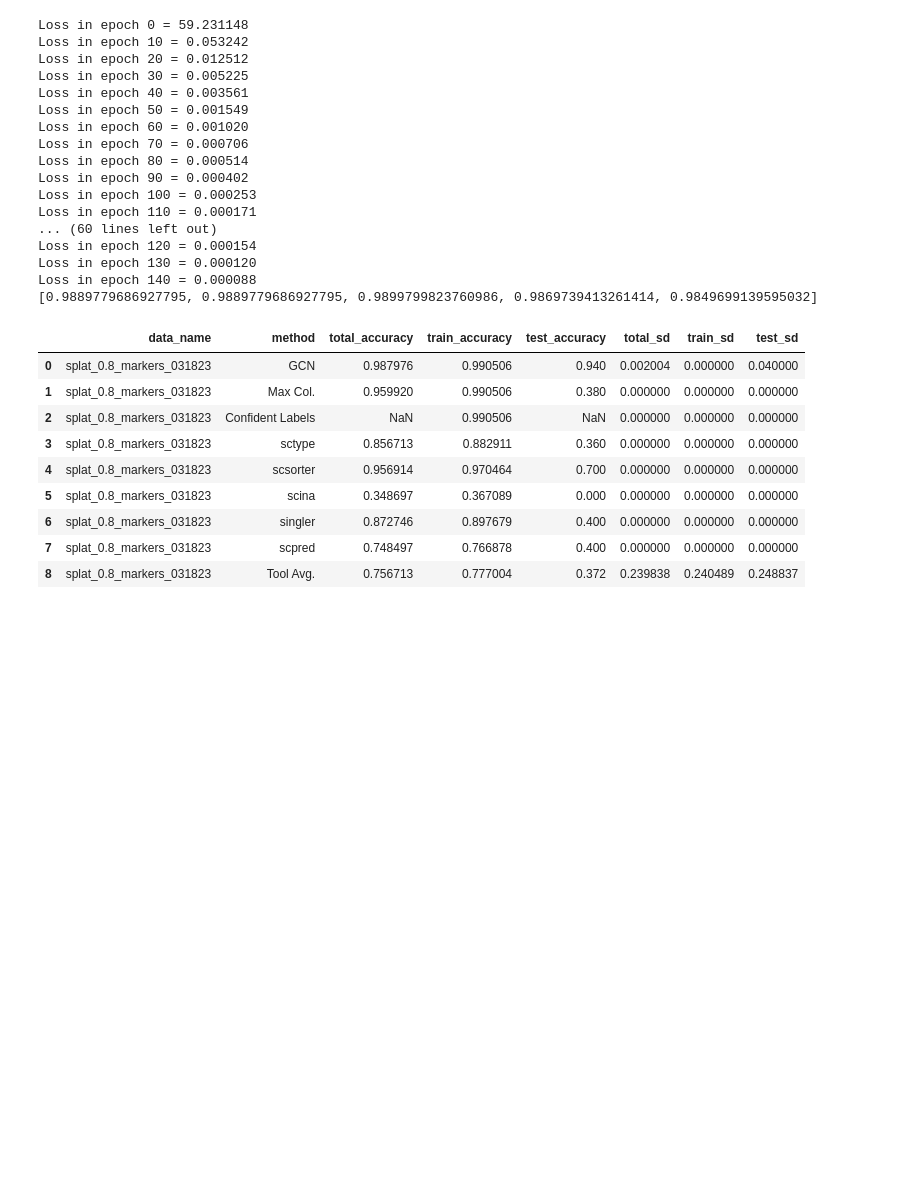
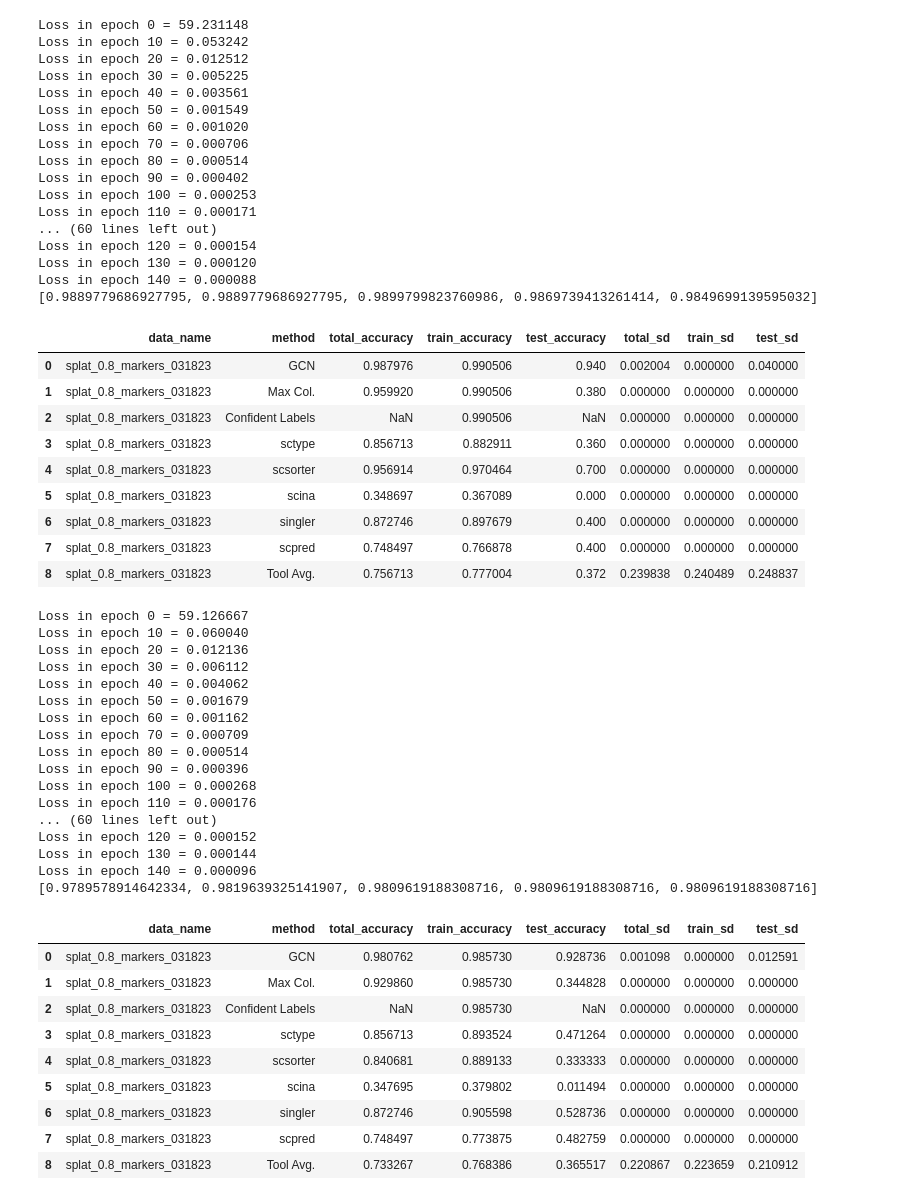
Before and after one commit to lewinsohndp/scSHARP, a Jupyter notebook: marker_test.ipynb, the cells around one changed output. Cells and saved outputs as stored; diff of their text form; code cells hidden in the pictures; blank space fills up the shorter version.

```diff
--- a/marker_test.ipynb
+++ b/marker_test.ipynb
@@ -213,3 +215,48 @@ Loss in epoch 140 = 0.000088
 | 6 | splat_0.8_markers_031823 | singler | 0.872746 | 0.897679 | 0.400 | 0.000000 | 0.000000 | 0.000000 |
 | 7 | splat_0.8_markers_031823 | scpred | 0.748497 | 0.766878 | 0.400 | 0.000000 | 0.000000 | 0.000000 |
 | 8 | splat_0.8_markers_031823 | Tool Avg. | 0.756713 | 0.777004 | 0.372 | 0.239838 | 0.240489 | 0.248837 |
+# %%
+data_folders = ["/home/groups/ConradLab/daniel/sharp_data/sharp_sims_test/splat_0.8_markers_031823/"]
+tools = ["sctype","scsorter","scina", "singler", "scpred"]
+votes_necessary = .51
+model_file = "configs/2_40.txt"
+neighbors = 2
+batch_size=20
+training_epochs=150
+random_inits = 5
+counts="query_counts.csv"
+meta="query_meta.csv"
+meta_col = "Group"
+preds = "preds_filtered.csv"
+# %%
+#with filtered markers
+results = test_model(data_folders, tools, votes_necessary, model_file, neighbors, batch_size, training_epochs, random_inits, counts=counts, meta=meta, meta_col=meta_col, preds=preds)
+results
+# %% [output]
+Loss in epoch 0 = 59.126667
+Loss in epoch 10 = 0.060040
+Loss in epoch 20 = 0.012136
+Loss in epoch 30 = 0.006112
+Loss in epoch 40 = 0.004062
+Loss in epoch 50 = 0.001679
+Loss in epoch 60 = 0.001162
+Loss in epoch 70 = 0.000709
+Loss in epoch 80 = 0.000514
+Loss in epoch 90 = 0.000396
+Loss in epoch 100 = 0.000268
+Loss in epoch 110 = 0.000176
+... (60 lines left out)
+Loss in epoch 120 = 0.000152
+Loss in epoch 130 = 0.000144
+Loss in epoch 140 = 0.000096
+[0.9789578914642334, 0.9819639325141907, 0.9809619188308716, 0.9809619188308716, 0.9809619188308716]
+|  | data_name | method | total_accuracy | train_accuracy | test_accuracy | total_sd | train_sd | test_sd |
+| 0 | splat_0.8_markers_031823 | GCN | 0.980762 | 0.985730 | 0.928736 | 0.001098 | 0.000000 | 0.012591 |
+| 1 | splat_0.8_markers_031823 | Max Col. | 0.929860 | 0.985730 | 0.344828 | 0.000000 | 0.000000 | 0.000000 |
+| 2 | splat_0.8_markers_031823 | Confident Labels | NaN | 0.985730 | NaN | 0.000000 | 0.000000 | 0.000000 |
+| 3 | splat_0.8_markers_031823 | sctype | 0.856713 | 0.893524 | 0.471264 | 0.000000 | 0.000000 | 0.000000 |
+| 4 | splat_0.8_markers_031823 | scsorter | 0.840681 | 0.889133 | 0.333333 | 0.000000 | 0.000000 | 0.000000 |
+| 5 | splat_0.8_markers_031823 | scina | 0.347695 | 0.379802 | 0.011494 | 0.000000 | 0.000000 | 0.000000 |
+| 6 | splat_0.8_markers_031823 | singler | 0.872746 | 0.905598 | 0.528736 | 0.000000 | 0.000000 | 0.000000 |
+| 7 | splat_0.8_markers_031823 | scpred | 0.748497 | 0.773875 | 0.482759 | 0.000000 | 0.000000 | 0.000000 |
+| 8 | splat_0.8_markers_031823 | Tool Avg. | 0.733267 | 0.768386 | 0.365517 | 0.220867 | 0.223659 | 0.210912 |
```
Also changed, not shown: parts of 9 cells of this notebook, 2 other files.
